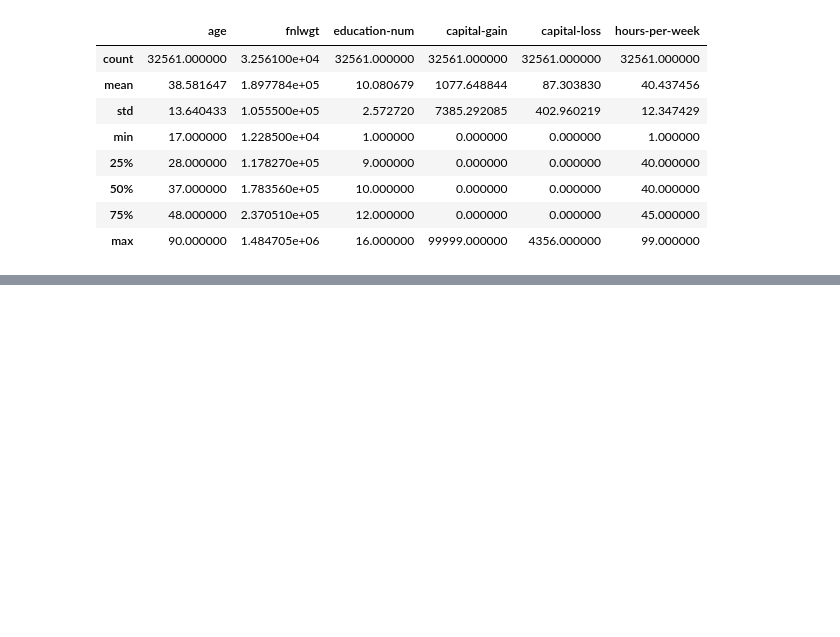
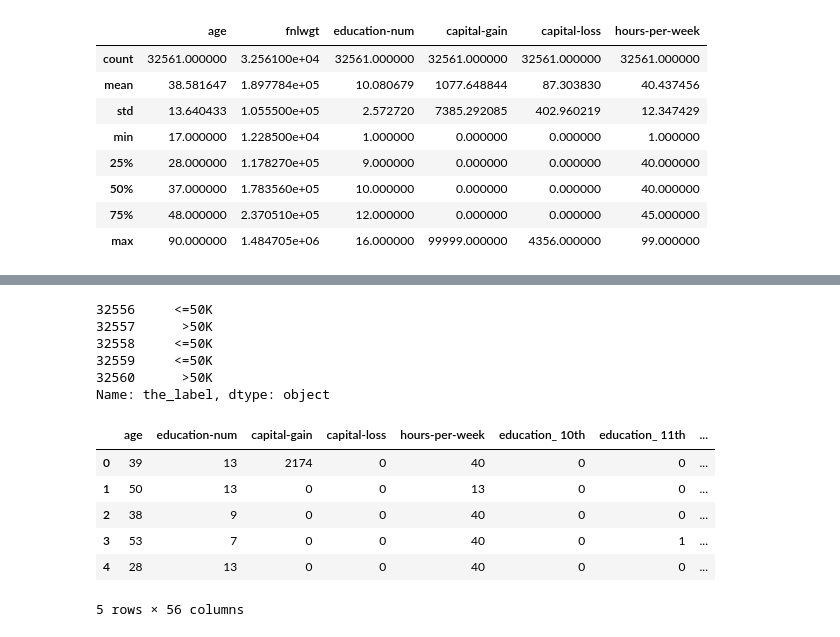
Before and after one commit to anchorlightforge/world-study, a Jupyter notebook: project2/coding/cleaning_data_JA.ipynb, the cells around one changed output, grey strips where cells are left out. Drawn from its saved outputs; the diff is of its cells as text; code cells hidden in the pictures; blank space fills up the shorter version.

```diff
--- a/project2/coding/cleaning_data_JA.ipynb
+++ b/project2/coding/cleaning_data_JA.ipynb
@@ -77,4 +131,27 @@ from sklearn.linear_model import LinearRegression
 # %%
 #select attributes to be used for training and seperate dependent and independent variables
-x= df_3.drop(columns=['fnlwgt','the_label','workclass'])
+x= df_3.drop(columns=['fnlwgt','the_label','workclass','native-country'])
 y= df_3['the_label']
+# %%
+y.tail()
+# %% [output]
+32556     <=50K
+32557      >50K
+32558     <=50K
+32559     <=50K
+32560      >50K
+Name: the_label, dtype: object
+# %%
+#using one-hot encoding to work on independent variables
+enc_1=pd.get_dummies(x[['education','marital-status','job','relationship','race','sex']])
+X= x.merge(enc_1, right_index=True,left_index=True)
+X= X.drop(columns=['education','marital-status','job','relationship','race','sex'])
+X.head()
+# %% [output]
+|  | age | education-num | capital-gain | capital-loss | hours-per-week | education_ 10th | education_ 11th | ... |
+| 0 | 39 | 13 | 2174 | 0 | 40 | 0 | 0 | ... |
+| 1 | 50 | 13 | 0 | 0 | 13 | 0 | 0 | ... |
+| 2 | 38 | 9 | 0 | 0 | 40 | 0 | 0 | ... |
+| 3 | 53 | 7 | 0 | 0 | 40 | 0 | 1 | ... |
+| 4 | 28 | 13 | 0 | 0 | 40 | 0 | 0 | ... |
+5 rows × 56 columns
```
Also changed, not shown: parts of 21 cells of this notebook, 1 other file.
